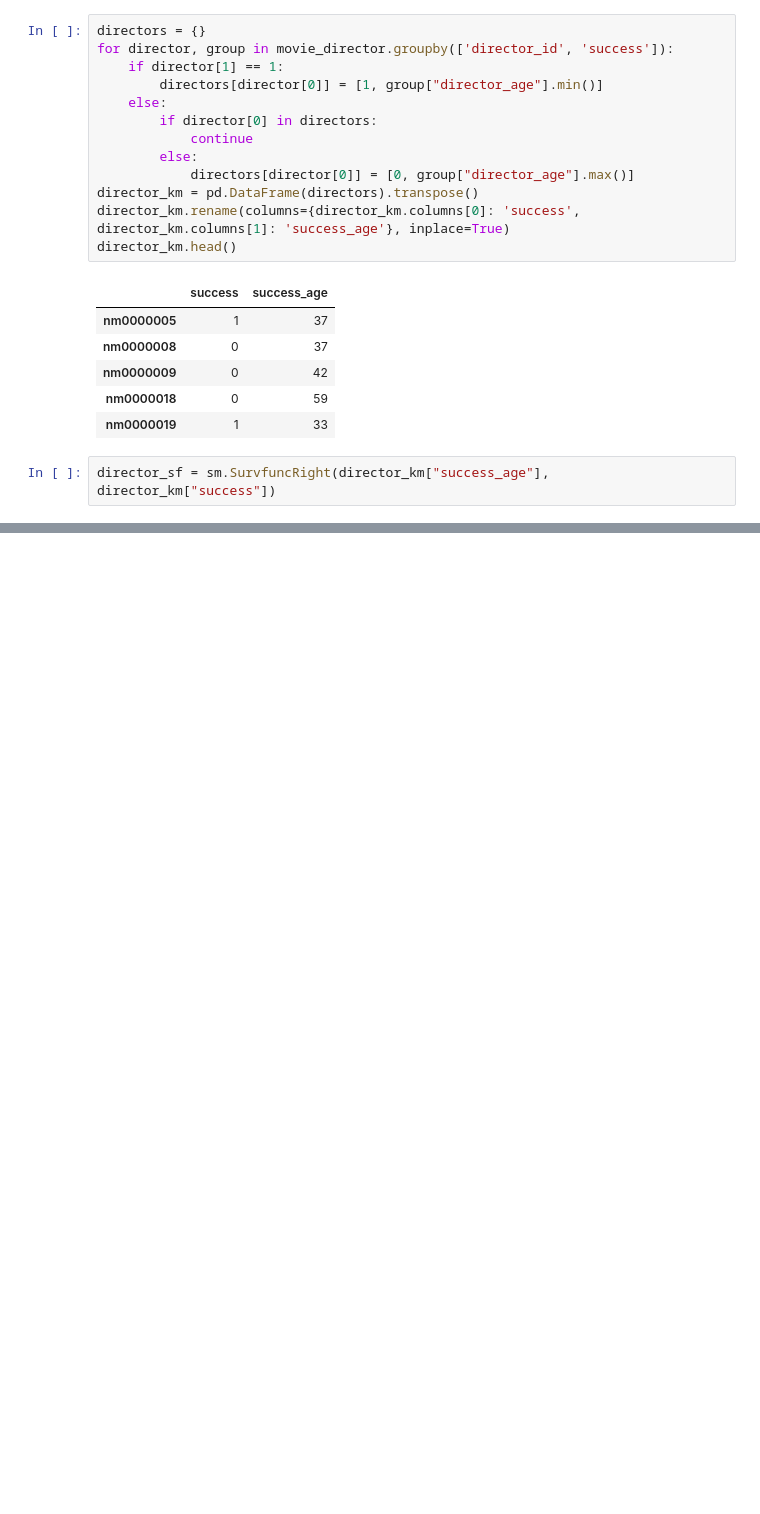
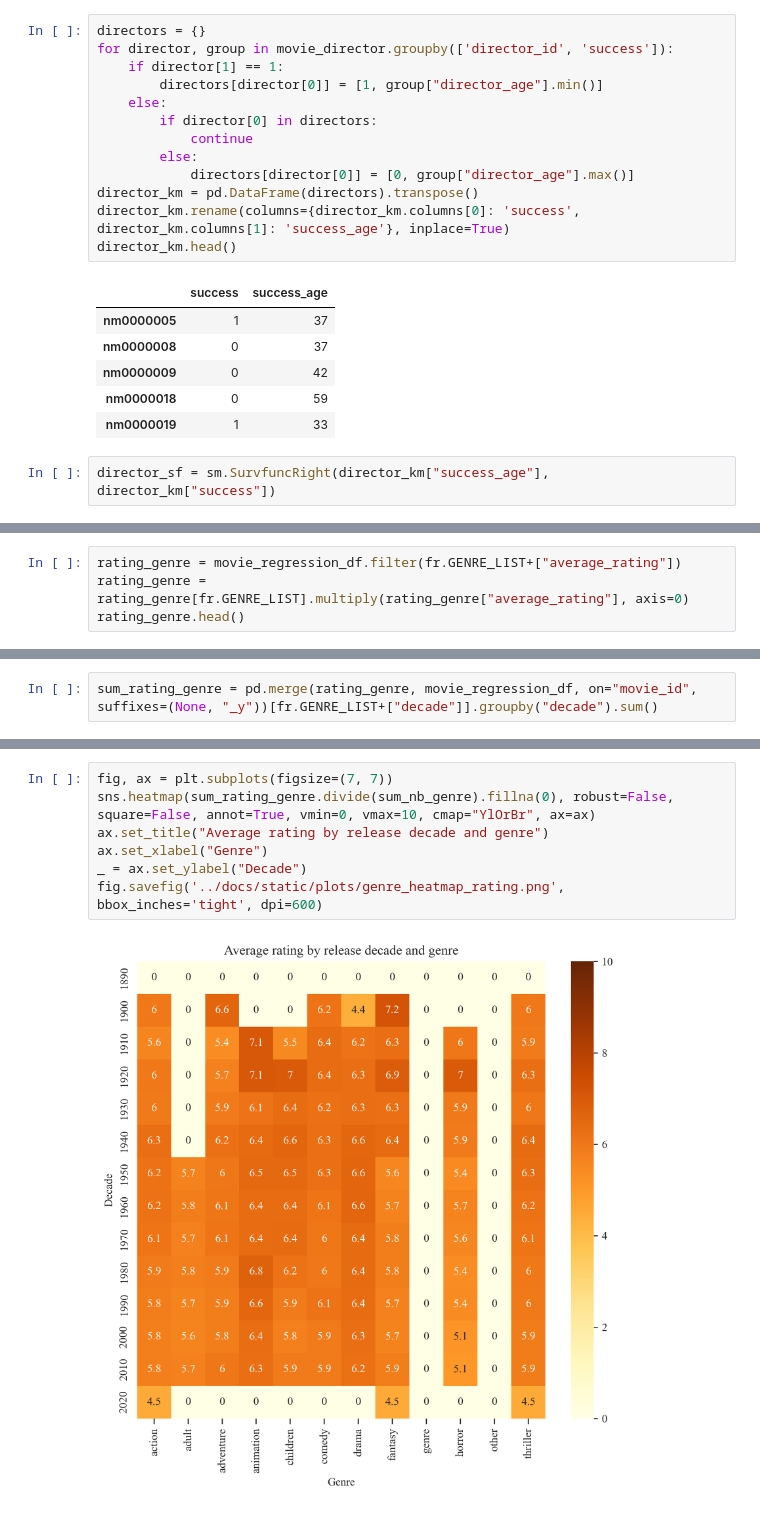
Before and after one commit to epfl-ada/ada-2022-project-zozoz, a Jupyter notebook: src/final.ipynb, the cells around one changed output, grey strips where cells are left out. Cells and saved outputs as stored; diff of their text form; blank space fills up the shorter version.

```diff
--- a/src/final.ipynb
+++ b/src/final.ipynb
@@ -118,0 +142,4 @@ print(f"The mean age of director deaths is {(movie_director['death_year'] - movi
+# %%
+rating_genre = movie_regression_df.filter(fr.GENRE_LIST+["average_rating"])
+rating_genre = rating_genre[fr.GENRE_LIST].multiply(rating_genre["average_rating"], axis=0)
+rating_genre.head()
@@ -118,0 +154,2 @@ print(f"The mean age of director deaths is {(movie_director['death_year'] - movi
+# %%
+sum_rating_genre = pd.merge(rating_genre, movie_regression_df, on="movie_id", suffixes=(None, "_y"))[fr.GENRE_LIST+["decade"]].groupby("decade").sum()
@@ -118,0 +169,9 @@ print(f"The mean age of director deaths is {(movie_director['death_year'] - movi
+# %%
+fig, ax = plt.subplots(figsize=(7, 7))
+sns.heatmap(sum_rating_genre.divide(sum_nb_genre).fillna(0), robust=False, square=False, annot=True, vmin=0, vmax=10, cmap="YlOrBr", ax=ax)
+ax.set_title("Average rating by release decade and genre")
+ax.set_xlabel("Genre")
+_ = ax.set_ylabel("Decade")
+fig.savefig('../docs/static/plots/genre_heatmap_rating.png', bbox_inches='tight', dpi=600)
+# %% [output]
+[figure, added]
```
Also changed, not shown: parts of 17 cells of this notebook, 8 other files.
